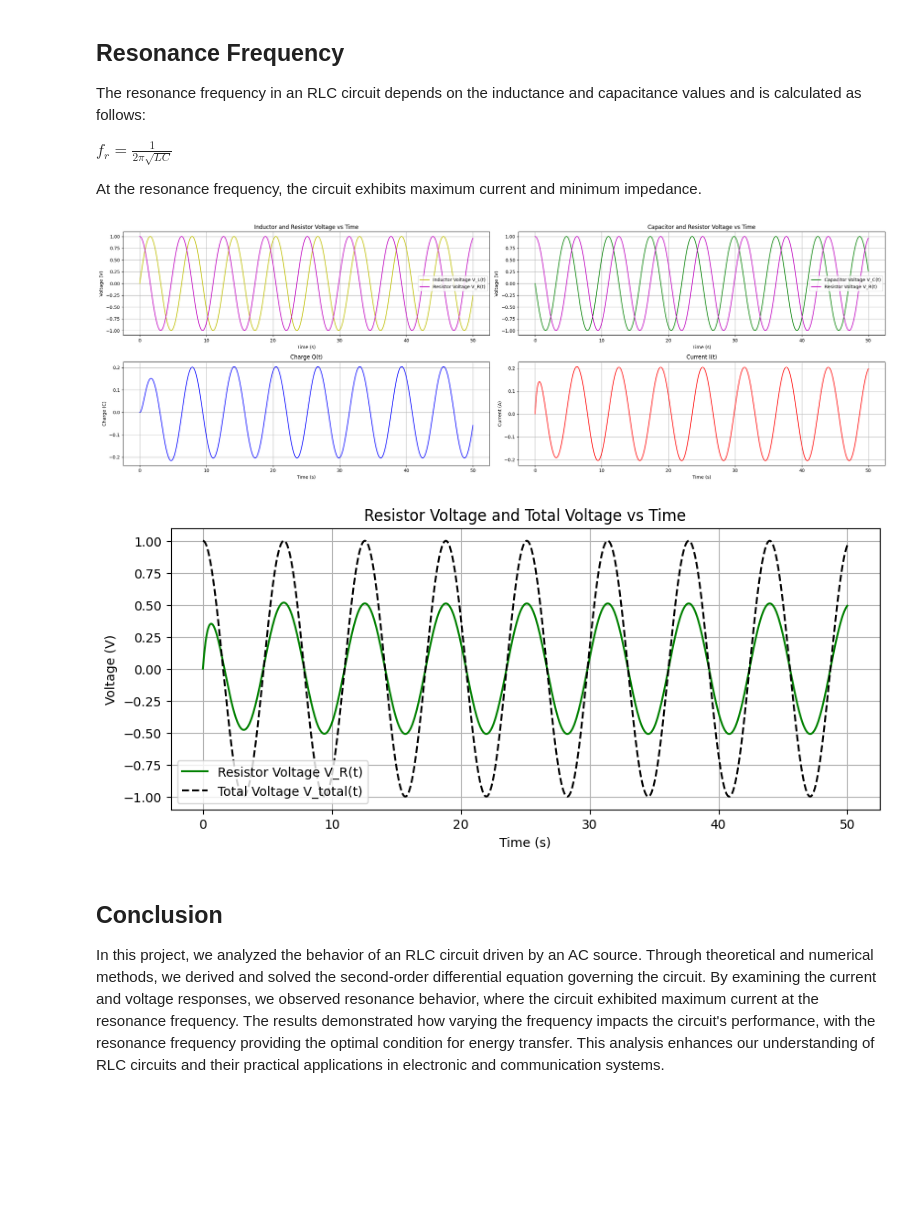
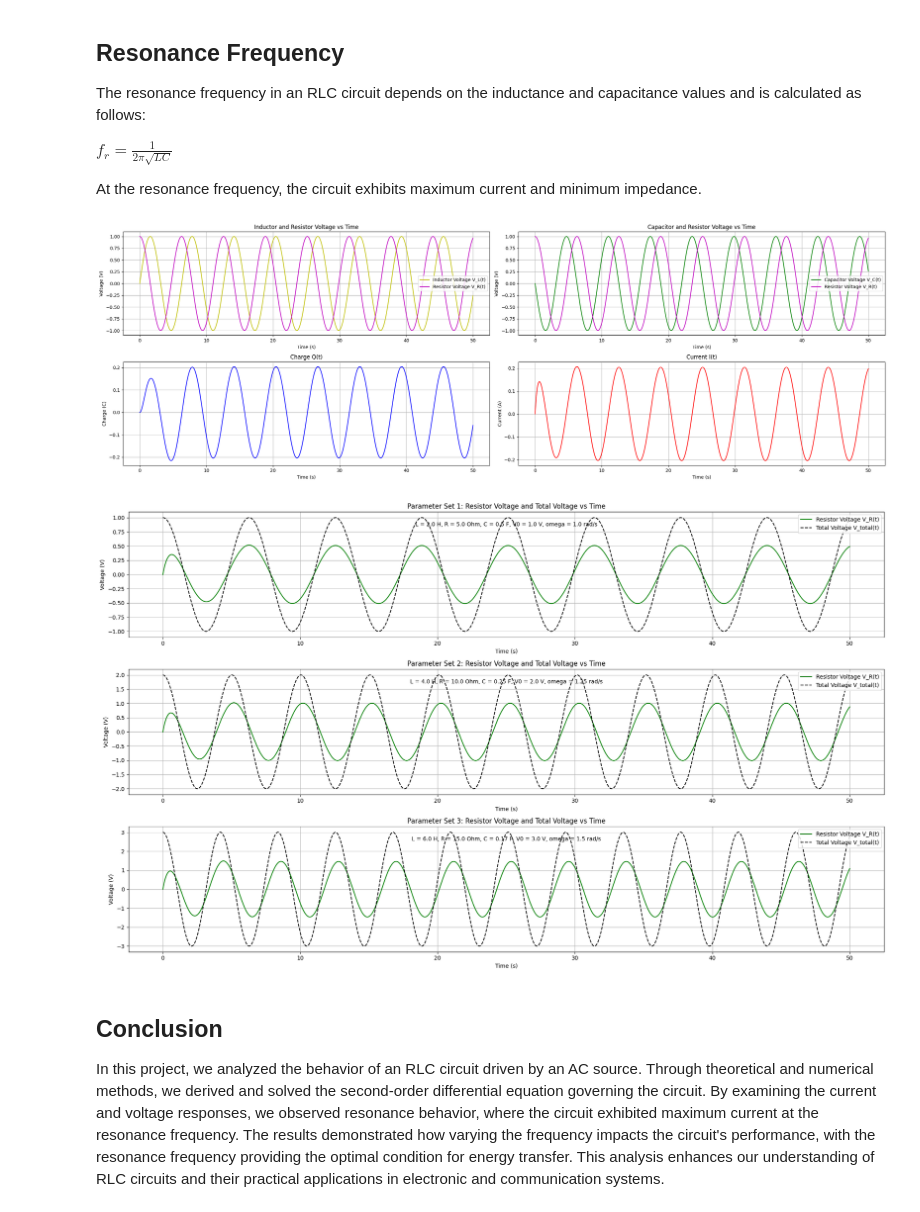
Before and after one commit to UlasDeveci/UlasDeveci, a Jupyter notebook: RLC_proje_.ipynb, the cells around one changed output. Drawn from its saved outputs; the diff is of its cells as text; code cells hidden in the pictures; blank space fills up the shorter version.

```diff
--- a/RLC_proje_.ipynb
+++ b/RLC_proje_.ipynb
@@ -120,22 +120,32 @@ dt = (t_end - t_start) / num_points
 
 t_values = [t_start + i * dt for i in range(num_points + 1)]
 
+def rlc(t, Q, I, params):
+    V0, omega, L, R, C = params['V0'], params['omega'], params['L'], params['R'], params['C']
+    dQdt = I
+    dIdt = (V0 * math.cos(omega * t) - Q / C - R * I) / L
+    return dQdt, dIdt
+
 # Euler
 Q_values = [Q0]
 I_values = [I0]
 
+
 for t in t_values[:-1]:
-    dQdt, dIdt = rlc(t, Q_values[-1], I_values[-1])
+    dQdt, dIdt = rlc(t, Q_values[-1], I_values[-1], params)
     Q_values.append(Q_values[-1] + dQdt * dt)
     I_values.append(I_values[-1] + dIdt * dt)
 
 # Voltaj Hesabı
+C, R, L = params['C'], params['R'], params['L']
 V_C_values = [Q / C for Q in Q_values]
 V_R_values = [R * I for I in I_values]
 V_L_values = [(L * (I_values[i+1] - I_values[i]) / dt) for i in range(len(I_values) - 1)]
 V_L_values.append(V_L_values[-1])
 
 # Faz kayması
+V0, omega = params['V0'], params['omega']
+
 V_R_rescaled = [V0 * math.cos(omega * t) for t in t_values]  # Direnç voltajı ile aynı fazda
 V_L_phase_shifted = [V0 * math.sin(omega * t) for t in t_values]  # 90 derece önde
 V_C_phase_shifted = [-V0 * math.sin(omega * t) for t in t_values]  # 90 derece geride
@@ -178,46 +188,63 @@ mpl_p.ylabel('Voltage (V)')
 mpl_p.legend()
 mpl_p.grid(True)
 
 # Q(t) grafiği
 mpl_p.subplot(2, 2, 3)
 mpl_p.plot(t_values, Q_values, label='Charge Q(t)', color='b')
 mpl_p.title('Charge Q(t)')
 mpl_p.xlabel('Time (s)')
 mpl_p.ylabel('Charge (C)')
 mpl_p.grid(True)
 
 # I(t) grafiği
 mpl_p.subplot(2, 2, 4)
 mpl_p.plot(t_values, I_values, label='Current I(t)', color='r')
 mpl_p.title('Current I(t)')
 mpl_p.xlabel('Time (s)')
 mpl_p.ylabel('Current (A)')
 mpl_p.grid(True)
 
 mpl_p.tight_layout()
 mpl_p.show()
 
 
-# Voltajların Hesabı
-V_R_values = [0.5 * R * I for I in I_values]  # Genliği düşür
-V_total_values = [V0 * math.cos(omega * t) for t in t_values]  # Kaynak voltajı
+# omega değiştiğinde oluşan Grafik
+mpl_p.figure(figsize=(20, 12))
 
+for i, params in enumerate(parameter_sets, start=1):
+    # Başlangıç koşulları
+    Q0, I0 = 0.0, 0.0
+    Q_values = [Q0]
+    I_values = [I0]
 
-mpl_p.figure(figsize=(10, 4))
+    for t in t_values[:-1]:
+        dQdt, dIdt = rlc(t, Q_values[-1], I_values[-1], params)
+        Q_values.append(Q_values[-1] + dQdt * dt)
+        I_values.append(I_values[-1] + dIdt * dt)
 
-# Direnç ve Toplam Voltaj
-mpl_p.plot(t_values, V_R_values, label='Resistor Voltage V_R(t)', color='g')
-mpl_p.plot(t_values, V_total_values, label='Total Voltage V_total(t)', color='k', linestyle='--')
-mpl_p.title('Resistor Voltage and Total Voltage vs Time')
-mpl_p.xlabel('Time (s)')
-mpl_p.ylabel('Voltage (V)')
-mpl_p.legend()
-mpl_p.grid(True)
+    # Voltajların hesaplanması
+    V_R_values = [0.5 * params['R'] * I for I in I_values]  # Genliği düşürmek için çarpan ekledik
+    V_total_values = [params['V0'] * math.cos(params['omega'] * t) for t in t_values]  # Kaynak voltajı
 
+    # Grafik
+    mpl_p.subplot(3, 1, i)
+    mpl_p.plot(t_values, V_R_values, label=f'Resistor Voltage V_R(t)', color='g')
+    mpl_p.plot(t_values, V_total_values, label=f'Total Voltage V_total(t)', color='k', linestyle='--')
+    mpl_p.title(f'Parameter Set {i}: Resistor Voltage and Total Voltage vs Time')
+    mpl_p.xlabel('Time (s)')
+    mpl_p.ylabel('Voltage (V)')
+    mpl_p.legend()
+    mpl_p.grid(True)
+
+    # Parametre değerlerini grafik üzerine yazdırma
+    param_text = f"L = {params['L']} H, R = {params['R']} Ohm, C = {params['C']} F, V0 = {params['V0']} V, omega = {params['omega']} rad/s"
+    mpl_p.text(0.5, 0.9, param_text, ha='center', va='center', transform=mpl_p.gca().transAxes)
+
+mpl_p.tight_layout()
 mpl_p.show()
 # %% [output]
 [figure]
-[figure, old version]
+[figure, new version]
 # %% [markdown]
 ## Conclusion
 In this project, we analyzed the behavior of an RLC circuit driven by an AC source. Through theoretical and numerical methods, we derived and solved the second-order differential equation governing the circuit. By examining the current and voltage responses, we observed resonance behavior, where the circuit exhibited maximum current at the resonance frequency. The results demonstrated how varying the frequency impacts the circuit's performance, with the resonance frequency providing the optimal condition for energy transfer. This analysis enhances our understanding of RLC circuits and their practical applications in electronic and communication systems.
```
Also changed, not shown: parts of 1 cell of this notebook.
